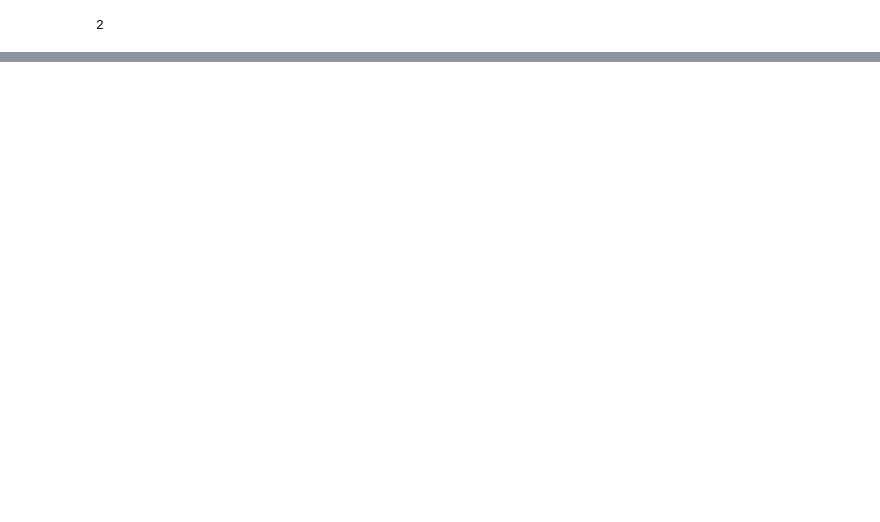
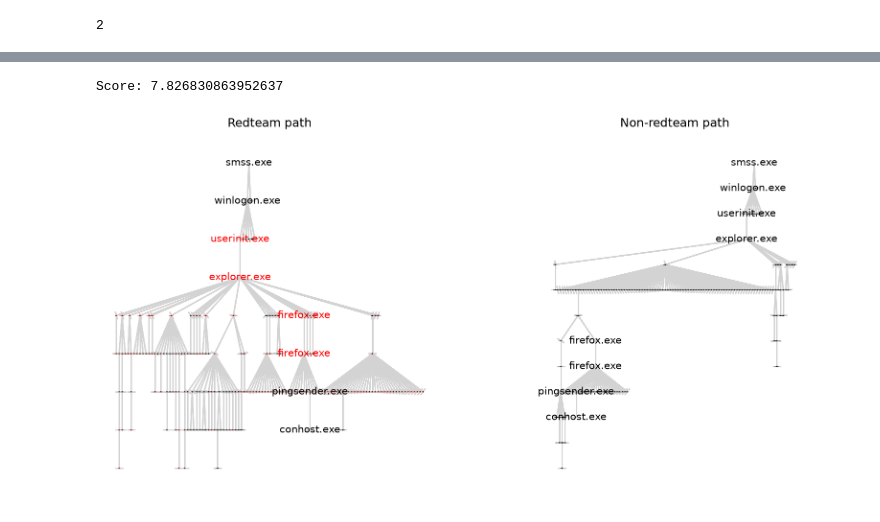
Before and after one commit to ftheberge/Matching_Experiments, a Jupyter notebook: ACME4/process_trees_scoring.ipynb, the cells around one changed output, grey strips where cells are left out. Drawn from its saved outputs; the diff is of its cells as text; code cells hidden in the pictures; blank space fills up the shorter version.

```diff
--- a/ACME4/process_trees_scoring.ipynb
+++ b/ACME4/process_trees_scoring.ipynb
@@ -220,0 +231,23 @@ sum([x == 'vs_setup_bootstrapper.exe' for x in Trees.graph.vs['process']])
+# %%
+# embedded space
+with gzip.open('Data/acme4_process_num_features_embedding_ecdf.pkl.gz', 'rb') as fp:
+    embedding_ecdf = pickle.load(fp)
+dim = len(next(iter(embedding_ecdf.values())))
+def _es(a, b, _process, _emb):
+    return int(_process[a]==_process[b])*(1-distance.cityblock(_emb[a],_emb[b])/dim)
+    #return (1-distance.cityblock(_emb[a],_emb[b])/dim)
+weight = partial(_es, _process=dct_processname, _emb=embedding_ecdf)
+
+best_pair = run_redblack_match(TreeData, TreeData_label, weight, dct_label, min_red_nodes=1)
+# %%
+## plot best result
+sg_red = acme_get_bfs_subtree(Trees, _trees[best_pair[0]], _roots[best_pair[0]])
+sg_black = acme_get_bfs_subtree(Trees, _trees[best_pair[1]], _roots[best_pair[1]])
+_sg_red = igio.igraph_to_treedata(sg_red, phi_name='uid')
+_sg_black = igio.igraph_to_treedata(sg_black, phi_name='uid')
+match = nwt.align_trees_algorithm1(_sg_red, _sg_black, w=weight)
+plot_path((sg_red,sg_black), match.path_internal, margin=(0,.14))
+print('Score:',match.score)
+# %% [output]
+Score: 7.826830863952637
+[figure, added]
```
Also changed, not shown: parts of 29 cells of this notebook, 1 other file.
